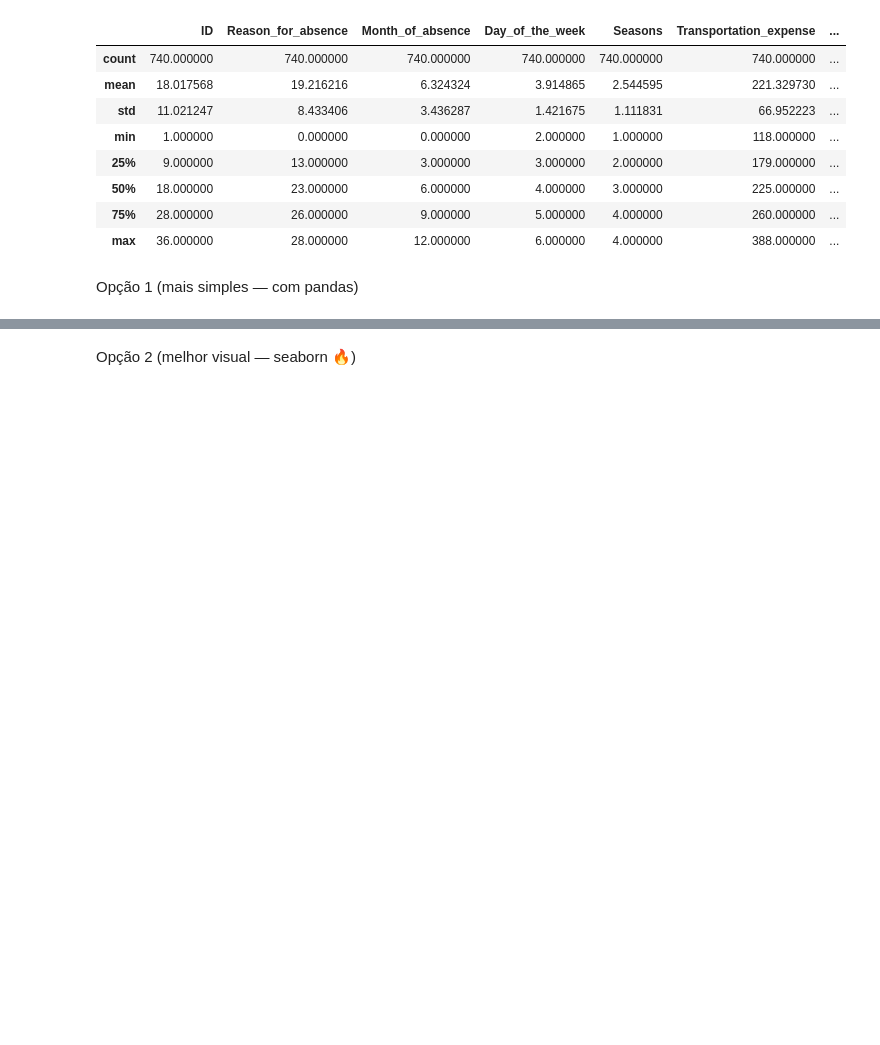
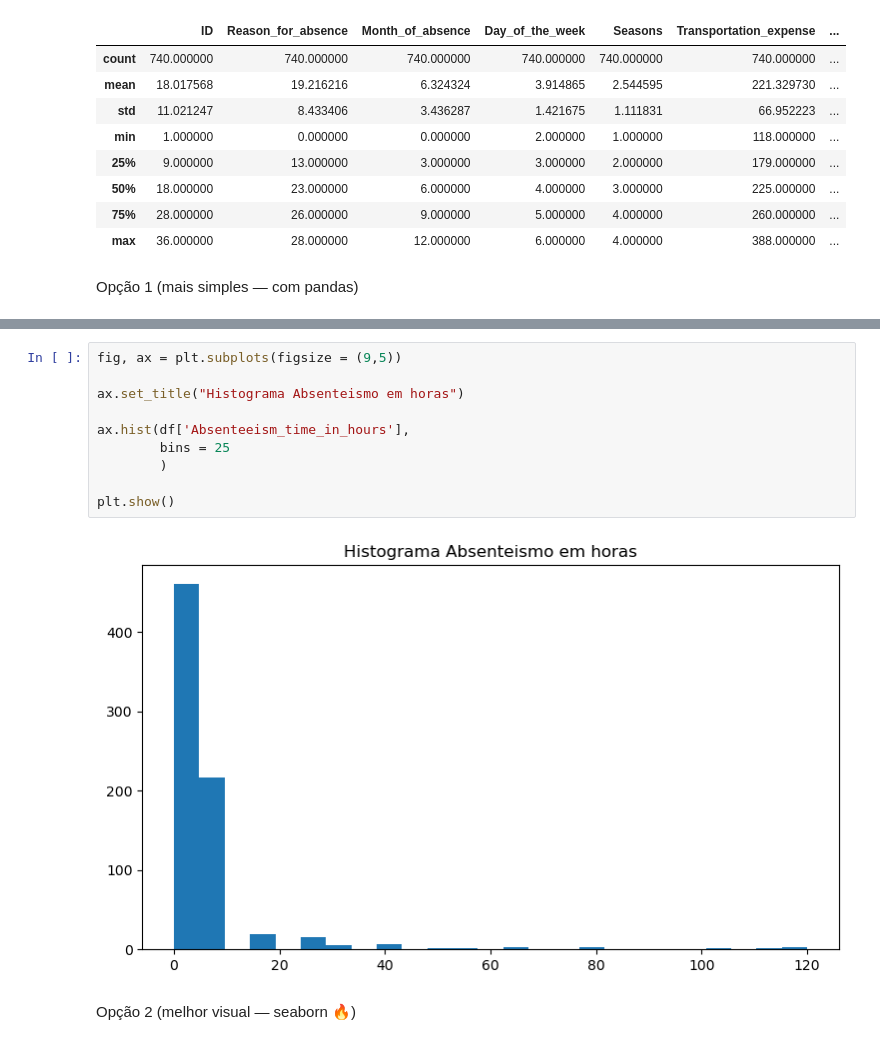
Before and after one commit to andreldfraga/analise-exploratoria-absenteismo, a Jupyter notebook: absenteismo_analise_variaveis_numericas.ipynb, the cells around one changed output, grey strips where cells are left out. Saved outputs shown, nothing was run; the diff lists cells and outputs as text; blank space fills up the shorter version.

```diff
--- a/absenteismo_analise_variaveis_numericas.ipynb
+++ b/absenteismo_analise_variaveis_numericas.ipynb
@@ -60,3 +62,15 @@ plt.show()
+# %%
+fig, ax = plt.subplots(figsize = (9,5))
+
+ax.set_title("Histograma Absenteismo em horas")
+
+ax.hist(df['Absenteeism_time_in_hours'],
+        bins = 25
+        )
+
+plt.show()
+# %% [output]
+[figure, added]
 # %% [markdown]
 Opção 2 (melhor visual — seaborn 🔥)
 # %%
```
Also changed, not shown: parts of 17 cells of this notebook, 2 other files.
